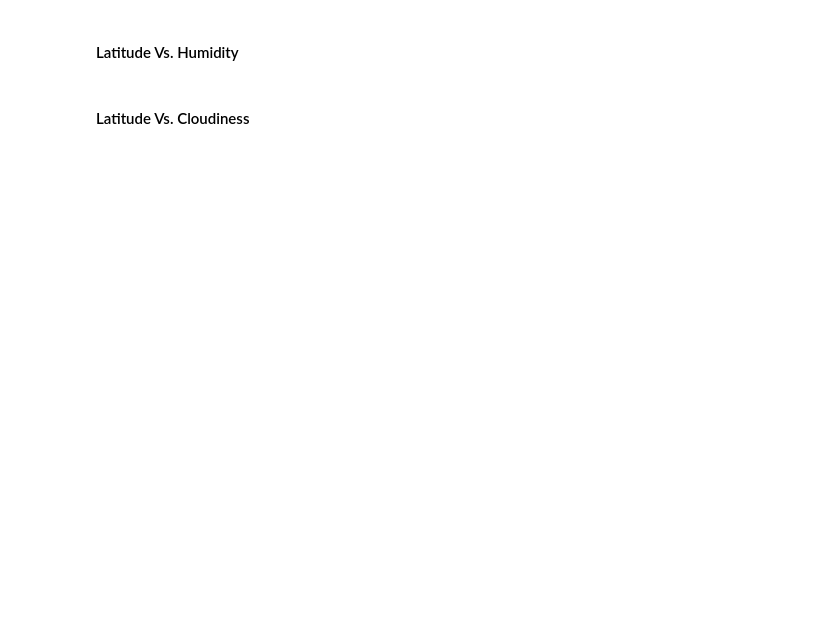
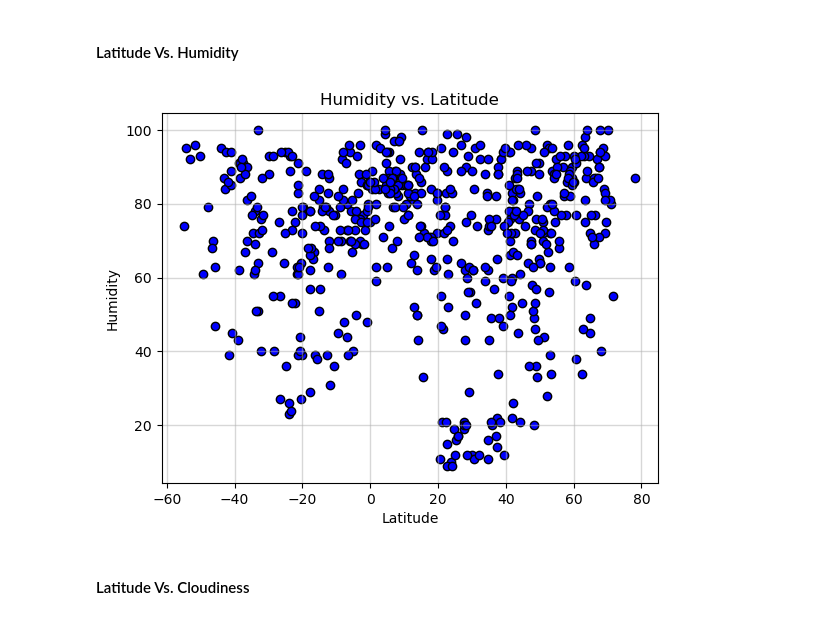
Before and after one commit to krlind78/python-api-challenge, a Jupyter notebook: WeatherPy/WeatherPy_chall.ipynb, the cells around one changed output. Drawn from its saved outputs; the diff is of its cells as text; code cells hidden in the pictures; blank space fills up the shorter version.

```diff
--- a/WeatherPy/WeatherPy_chall.ipynb
+++ b/WeatherPy/WeatherPy_chall.ipynb
@@ -205,16 +210,20 @@ plt.show()
 #### Latitude Vs. Humidity
 # %%
 # Build the scatter plots for latitude vs. humidity
-# YOUR CODE HERE
+plt.scatter(city_data_df["Lat"], city_data_df['Humidity'], facecolor="blue", edgecolor='black')
 
 # Incorporate the other graph properties
-# YOUR CODE HERE
-
+plt.title("Humidity vs. Latitude")
+plt.xlabel("Latitude")
+plt.ylabel("Humidity")
+plt.grid(linestyle='-', linewidth=1, alpha=0.5)
 # Save the figure
 plt.savefig("output_data/Fig2.png")
 
 # Show plot
 plt.show()
+# %% [output]
+[figure, added]
 # %% [markdown]
 #### Latitude Vs. Cloudiness
 # %%
```
Also changed, not shown: parts of 38 cells of this notebook, 13 other files.
